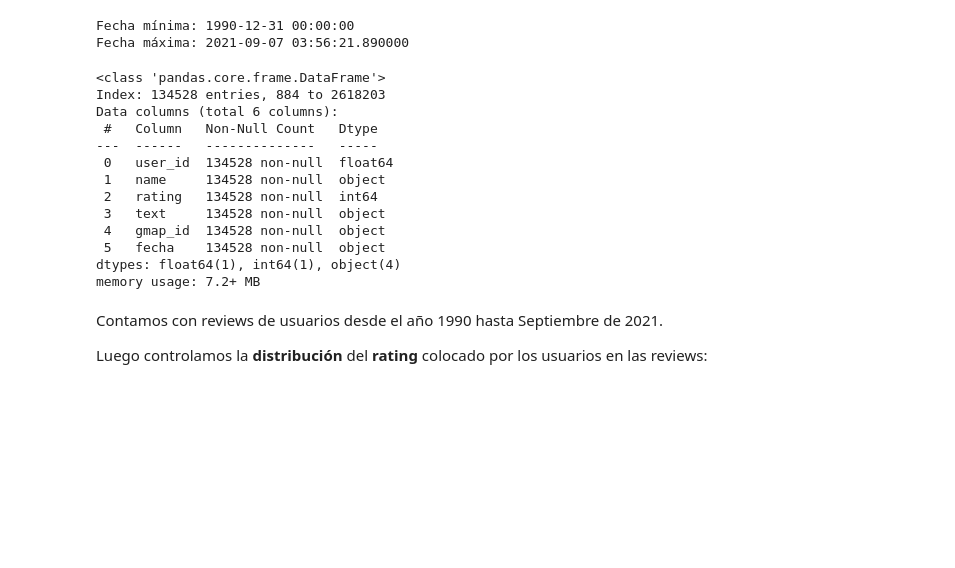
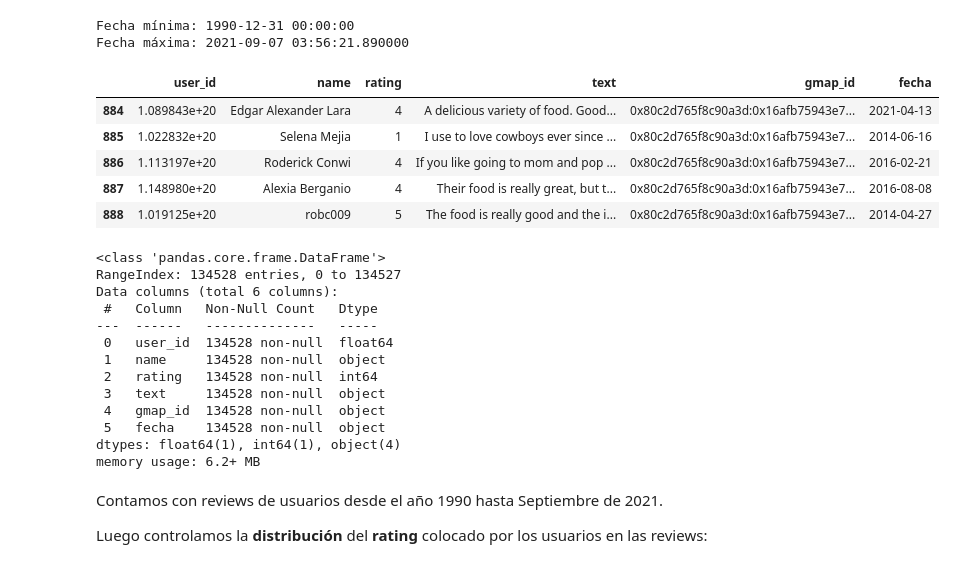
Before and after one commit to javierdichiachio/Proyecto_Final_Google_Yelp, a Jupyter notebook: EDA_Google.ipynb, the cells around one changed output. Saved outputs shown, nothing was run; the diff lists cells and outputs as text; code cells hidden in the pictures; blank space fills up the shorter version.

```diff
--- a/EDA_Google.ipynb
+++ b/EDA_Google.ipynb
@@ -590,13 +590,27 @@ print("Fecha máxima:", reviews_latin["fecha"].max())
 # %% [output]
 Fecha mínima: 1990-12-31 00:00:00
 Fecha máxima: 2021-09-07 03:56:21.890000
+# %%
+import pandas as pd
+reviews_latin = pd.read_parquet("Data/google_latin_reviews.parquet")
+reviews_latin.head()
+# %% [output]
+|  | user_id | name | rating | text | gmap_id | fecha |
+| 884 | 1.089843e+20 | Edgar Alexander Lara | 4 | A delicious variety of food. Good... | 0x80c2d765f8c90a3d:0x16afb75943e7... | 2021-04-13 |
+| 885 | 1.022832e+20 | Selena Mejia | 1 | I use to love cowboys ever since ... | 0x80c2d765f8c90a3d:0x16afb75943e7... | 2014-06-16 |
+| 886 | 1.113197e+20 | Roderick Conwi | 4 | If you like going to mom and pop ... | 0x80c2d765f8c90a3d:0x16afb75943e7... | 2016-02-21 |
+| 887 | 1.148980e+20 | Alexia Berganio | 4 | Their food is really great, but t... | 0x80c2d765f8c90a3d:0x16afb75943e7... | 2016-08-08 |
+| 888 | 1.019125e+20 | robc009 | 5 | The food is really good and the i... | 0x80c2d765f8c90a3d:0x16afb75943e7... | 2014-04-27 |
 # %%
 # Cambiamos el formato de la columna "fecha" de "datetime" a "date"
-reviews_latin["fecha"] = reviews_latin["fecha"].dt.date
+#reviews_latin["fecha"] = reviews_latin["fecha"].dt.date
+
+# Se resetea el índice
+reviews_latin = reviews_latin.reset_index(drop = True)
 reviews_latin.info()
 # %% [output]
 <class 'pandas.core.frame.DataFrame'>
-Index: 134528 entries, 884 to 2618203
+RangeIndex: 134528 entries, 0 to 134527
 Data columns (total 6 columns):
  #   Column   Non-Null Count   Dtype
 ---  ------   --------------   -----
@@ -607,7 +621,7 @@ Data columns (total 6 columns):
  4   gmap_id  134528 non-null  object
  5   fecha    134528 non-null  object
 dtypes: float64(1), int64(1), object(4)
-memory usage: 7.2+ MB
+memory usage: 6.2+ MB
 # %% [markdown]
 Contamos con reviews de usuarios desde el año 1990 hasta Septiembre de 2021.
 
```
Also changed, not shown: parts of 2 cells of this notebook, 17 other files.
